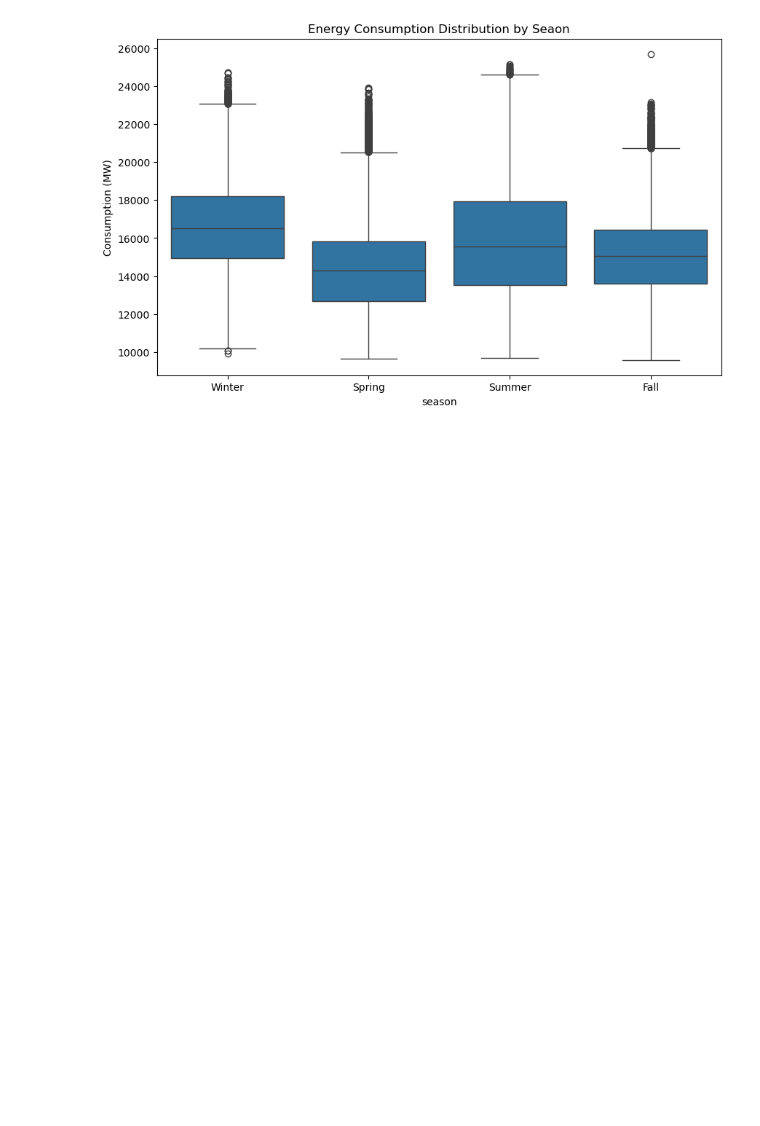
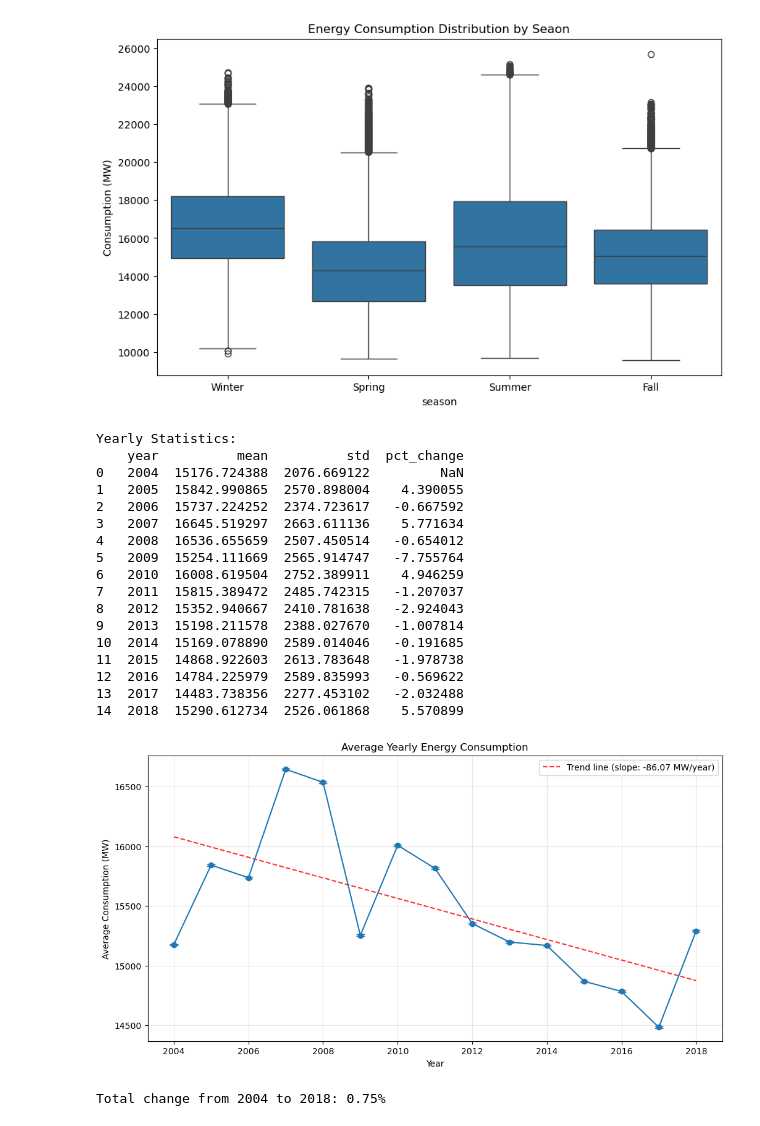
Before and after one commit to brennanlmorris/pjmenergydata, a Jupyter notebook: energy_consumption.ipynb, the cells around one changed output. Saved outputs shown, nothing was run; the diff lists cells and outputs as text; code cells hidden in the pictures; blank space fills up the shorter version.

Commit message:
Added analysis of year-of-year trend in average energy consumption

```diff
--- a/energy_consumption.ipynb
+++ b/energy_consumption.ipynb
@@ -338,3 +338,64 @@ plt.ylabel('Consumption (MW)')
 plt.show()
 # %% [output]
 [figure]
+# %%
+#Analyze year-over-year decline in energy consumption
+
+#Create year column and calculate yearly averages
+df['year'] = df['Datetime'].dt.year
+yearly_avg = df.groupby('year')['AEP_MW'].agg(['mean', 'std']).reset_index()
+
+#Calculate percentage change from previous year
+yearly_avg['pct_change'] = yearly_avg['mean'].pct_change() * 100
+
+#Print yearly statistics
+print("Yearly Statistics:")
+print(yearly_avg)
+
+#Create visualization
+plt.figure(figsize=(12, 6))
+
+#plot average consumption by year with error bars
+plt.errorbar(yearly_avg['year'],
+             yearly_avg['mean'],
+             yerr=yearly_avg['std']/np.sqrt(len(df)),
+             capsize=5,
+             marker='o')
+
+#add trend line
+z = np.polyfit(yearly_avg['year'], yearly_avg['mean'], 1)
+p = np.poly1d(z)
+plt.plot(yearly_avg['year'], p(yearly_avg['year']), "r--", alpha=0.8,
+         label=f'Trend line (slope: {z[0]:.2f} MW/year)')
+
+plt.title('Average Yearly Energy Consumption')
+plt.xlabel('Year')
+plt.ylabel('Average Consumption (MW)')
+plt.grid(True, alpha=0.3)
+plt.legend()
+plt.show()
+
+#Calculate total percentage change
+total_change = ((yearly_avg['mean'].iloc[-1] - yearly_avg['mean'].iloc[0]) / yearly_avg['mean'].iloc[0] * 100)
+
+print(f"\nTotal change from {yearly_avg['year'].iloc[0]} to {yearly_avg['year'].iloc[-1]}: {total_change:.2f}%")
+# %% [output]
+Yearly Statistics:
+    year          mean          std  pct_change
+0   2004  15176.724388  2076.669122         NaN
+1   2005  15842.990865  2570.898004    4.390055
+2   2006  15737.224252  2374.723617   -0.667592
+3   2007  16645.519297  2663.611136    5.771634
+4   2008  16536.655659  2507.450514   -0.654012
+5   2009  15254.111669  2565.914747   -7.755764
+6   2010  16008.619504  2752.389911    4.946259
+7   2011  15815.389472  2485.742315   -1.207037
+8   2012  15352.940667  2410.781638   -2.924043
+9   2013  15198.211578  2388.027670   -1.007814
+10  2014  15169.078890  2589.014046   -0.191685
+11  2015  14868.922603  2613.783648   -1.978738
+12  2016  14784.225979  2589.835993   -0.569622
+13  2017  14483.738356  2277.453102   -2.032488
+14  2018  15290.612734  2526.061868    5.570899
+[figure, added]
+Total change from 2004 to 2018: 0.75%
```
